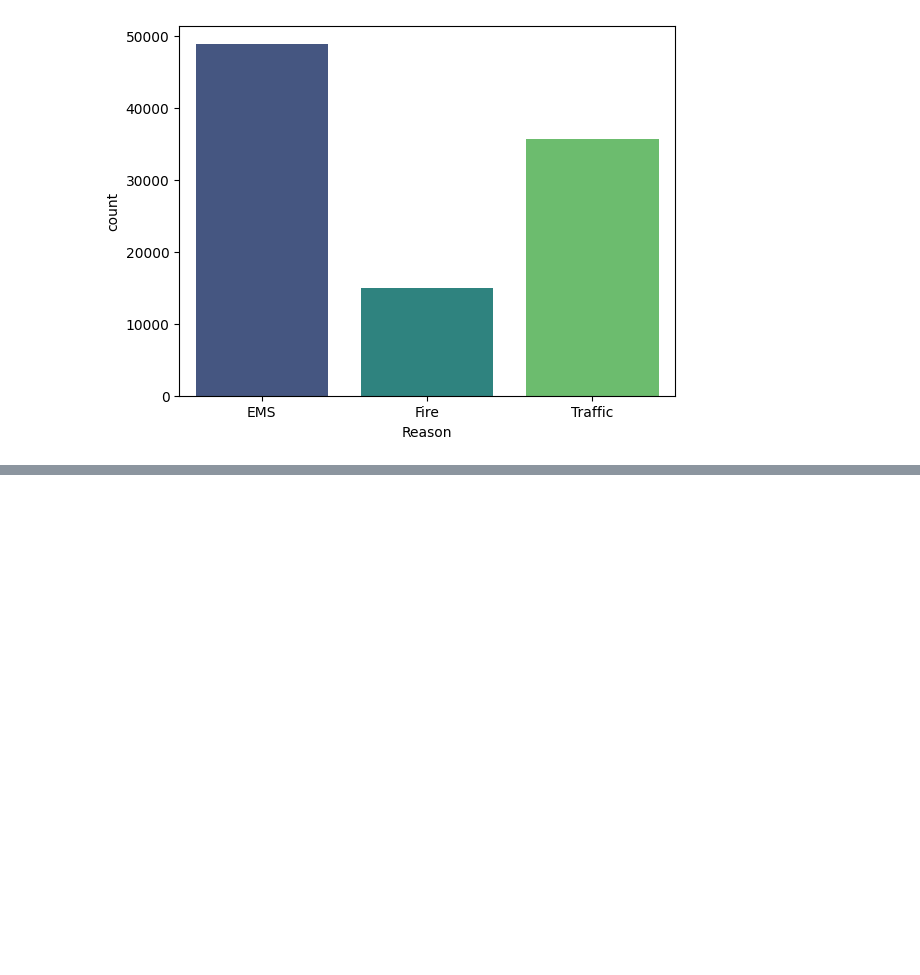
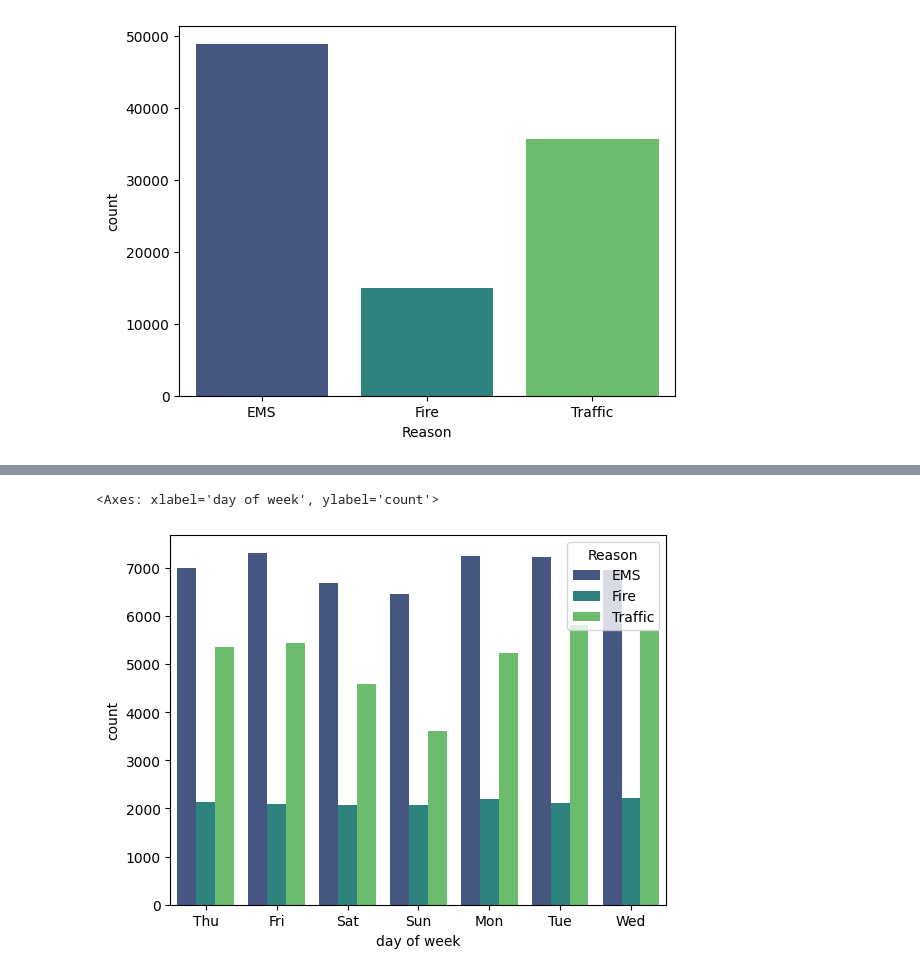
Before and after one commit to KemalYukselir/911_Calls_Analysis, a Jupyter notebook: 911_EDA.ipynb, the cells around one changed output, grey strips where cells are left out. Drawn from its saved outputs; the diff is of its cells as text; code cells hidden in the pictures; blank space fills up the shorter version.

Commit message:
checked timestamp column. Sepreated to different cols and  added visuals

```diff
--- a/911_EDA.ipynb
+++ b/911_EDA.ipynb
@@ -121,0 +128,3 @@ sns.countplot(x = 'Reason', data=df, hue='Reason', legend=False, palette='viridi
+# %%
+df['timeStamp'] = pd.to_datetime(df['timeStamp'])
+df['timeStamp'][99].hour
@@ -121,0 +133,5 @@ sns.countplot(x = 'Reason', data=df, hue='Reason', legend=False, palette='viridi
+# %%
+df['hour'] = df['timeStamp'].apply(lambda x:x.hour)
+df['month'] = df['timeStamp'].apply(lambda x:x.month)
+df['day of week'] = df['timeStamp'].apply(lambda x:x.day_of_week)
+df.head()
@@ -121,0 +145,5 @@ sns.countplot(x = 'Reason', data=df, hue='Reason', legend=False, palette='viridi
+# %%
+dmap = {0:'Mon',1:'Tue',2:'Wed',3:'Thu',4:'Fri',5:'Sat',6:'Sun',
+        'Mon':'Mon','Tue':'Tue','Wed':'Wed','Thu':'Thu','Fri':'Fri','Sat':'Sat','Sun':'Sun'}
+df['day of week'] = df['day of week'].map(dmap)
+df.head()
@@ -121,0 +157,5 @@ sns.countplot(x = 'Reason', data=df, hue='Reason', legend=False, palette='viridi
+# %%
+sns.countplot(x='day of week', data=df, hue='Reason', palette='viridis')
+# %% [output]
+<Axes: xlabel='day of week', ylabel='count'>
+[figure, added]
```
Also changed, not shown: parts of 6 cells of this notebook.
